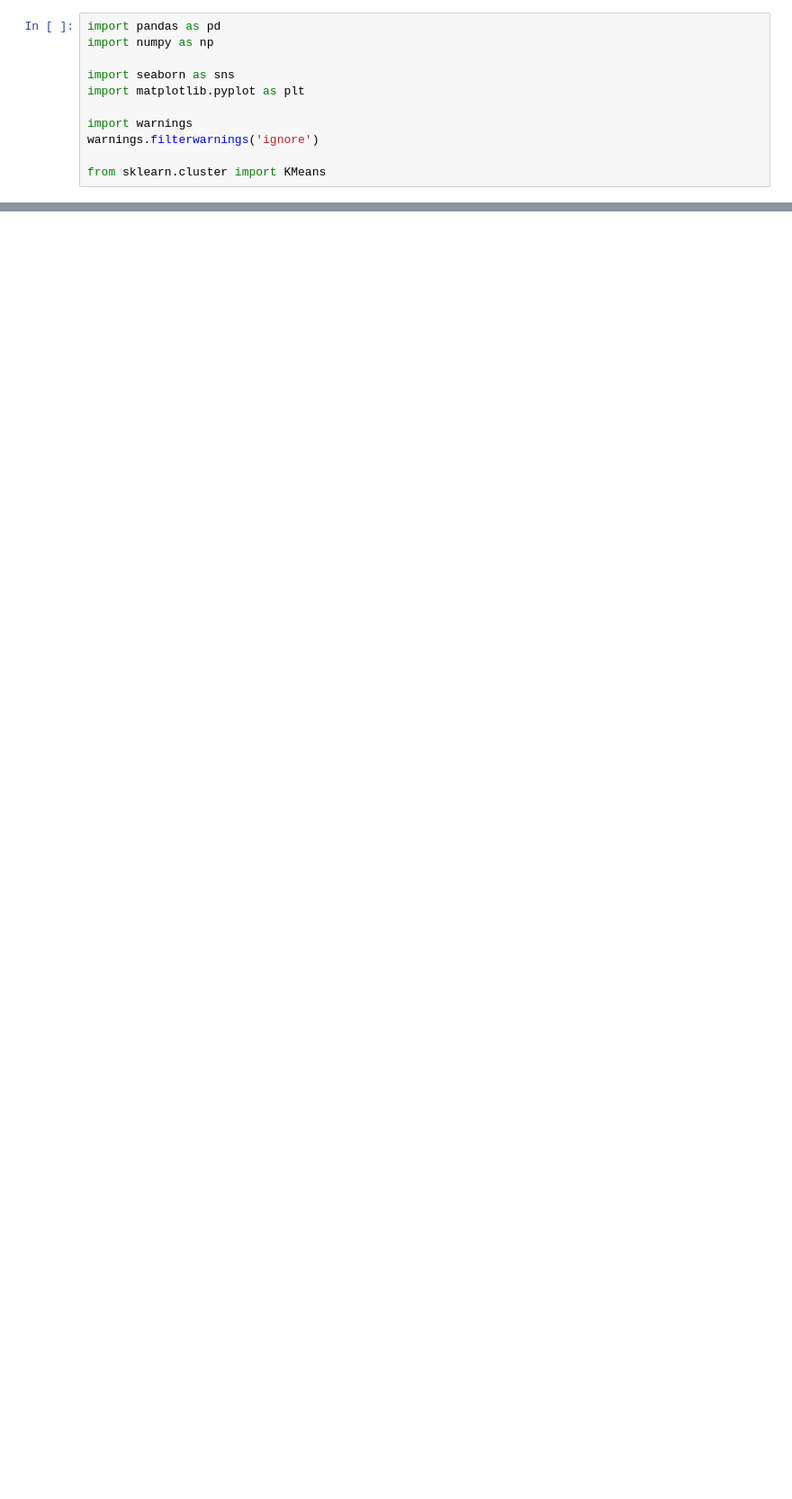
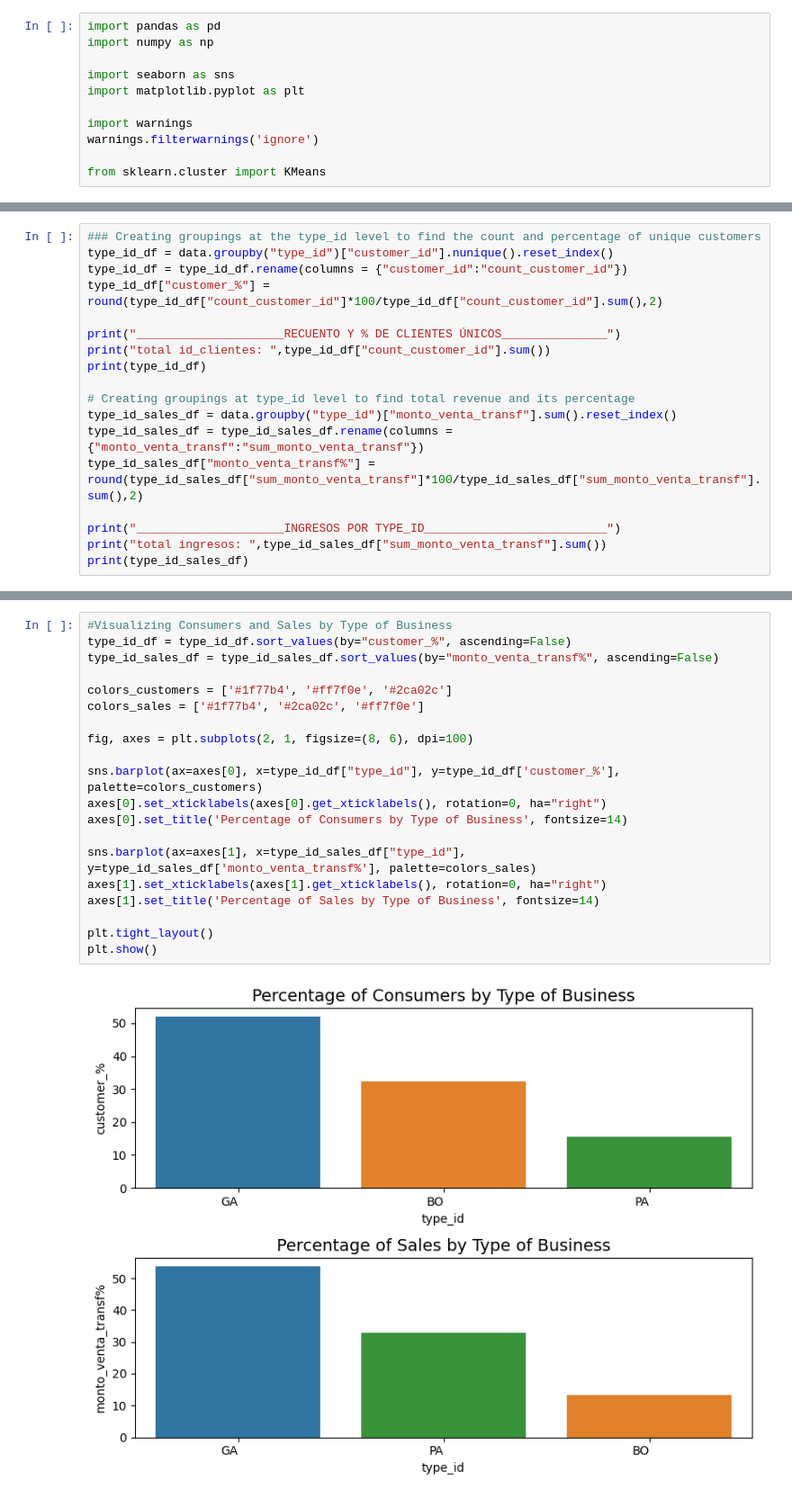
Before and after one commit to angiesanchezm/customer_segmentation, a Jupyter notebook: customer_segmentation.ipynb, the cells around one changed output, grey strips where cells are left out. Shown: that part at 90% size. Saved outputs shown, nothing was run; the diff lists cells and outputs as text; blank space fills up the shorter version.

```diff
--- a/customer_segmentation.ipynb
+++ b/customer_segmentation.ipynb
@@ -631,0 +156,18 @@ plt.show()
+# %%
+### Creating groupings at the type_id level to find the count and percentage of unique customers
+type_id_df = data.groupby("type_id")["customer_id"].nunique().reset_index()
+type_id_df = type_id_df.rename(columns = {"customer_id":"count_customer_id"})
+type_id_df["customer_%"] = round(type_id_df["count_customer_id"]*100/type_id_df["count_customer_id"].sum(),2)
+
+print("_____________________RECUENTO Y % DE CLIENTES ÚNICOS_______________")
+print("total id_clientes: ",type_id_df["count_customer_id"].sum())
+print(type_id_df)
+
+# Creating groupings at type_id level to find total revenue and its percentage
+type_id_sales_df = data.groupby("type_id")["monto_venta_transf"].sum().reset_index()
+type_id_sales_df = type_id_sales_df.rename(columns = {"monto_venta_transf":"sum_monto_venta_transf"})
+type_id_sales_df["monto_venta_transf%"] = round(type_id_sales_df["sum_monto_venta_transf"]*100/type_id_sales_df["sum_monto_venta_transf"].sum(),2)
+
+print("_____________________INGRESOS POR TYPE_ID__________________________")
+print("total ingresos: ",type_id_sales_df["sum_monto_venta_transf"].sum())
+print(type_id_sales_df)
@@ -631,0 +187,22 @@ plt.show()
+# %%
+#Visualizing Consumers and Sales by Type of Business
+type_id_df = type_id_df.sort_values(by="customer_%", ascending=False)
+type_id_sales_df = type_id_sales_df.sort_values(by="monto_venta_transf%", ascending=False)
+
+colors_customers = ['#1f77b4', '#ff7f0e', '#2ca02c']
+colors_sales = ['#1f77b4', '#2ca02c', '#ff7f0e']
+
+fig, axes = plt.subplots(2, 1, figsize=(8, 6), dpi=100)
+
+sns.barplot(ax=axes[0], x=type_id_df["type_id"], y=type_id_df['customer_%'], palette=colors_customers)
+axes[0].set_xticklabels(axes[0].get_xticklabels(), rotation=0, ha="right")
+axes[0].set_title('Percentage of Consumers by Type of Business', fontsize=14)
+
+sns.barplot(ax=axes[1], x=type_id_sales_df["type_id"], y=type_id_sales_df['monto_venta_transf%'], palette=colors_sales)
+axes[1].set_xticklabels(axes[1].get_xticklabels(), rotation=0, ha="right")
+axes[1].set_title('Percentage of Sales by Type of Business', fontsize=14)
+
+plt.tight_layout()
+plt.show()
+# %% [output]
+[figure, added]
```
Also changed, not shown: parts of 83 cells of this notebook.
